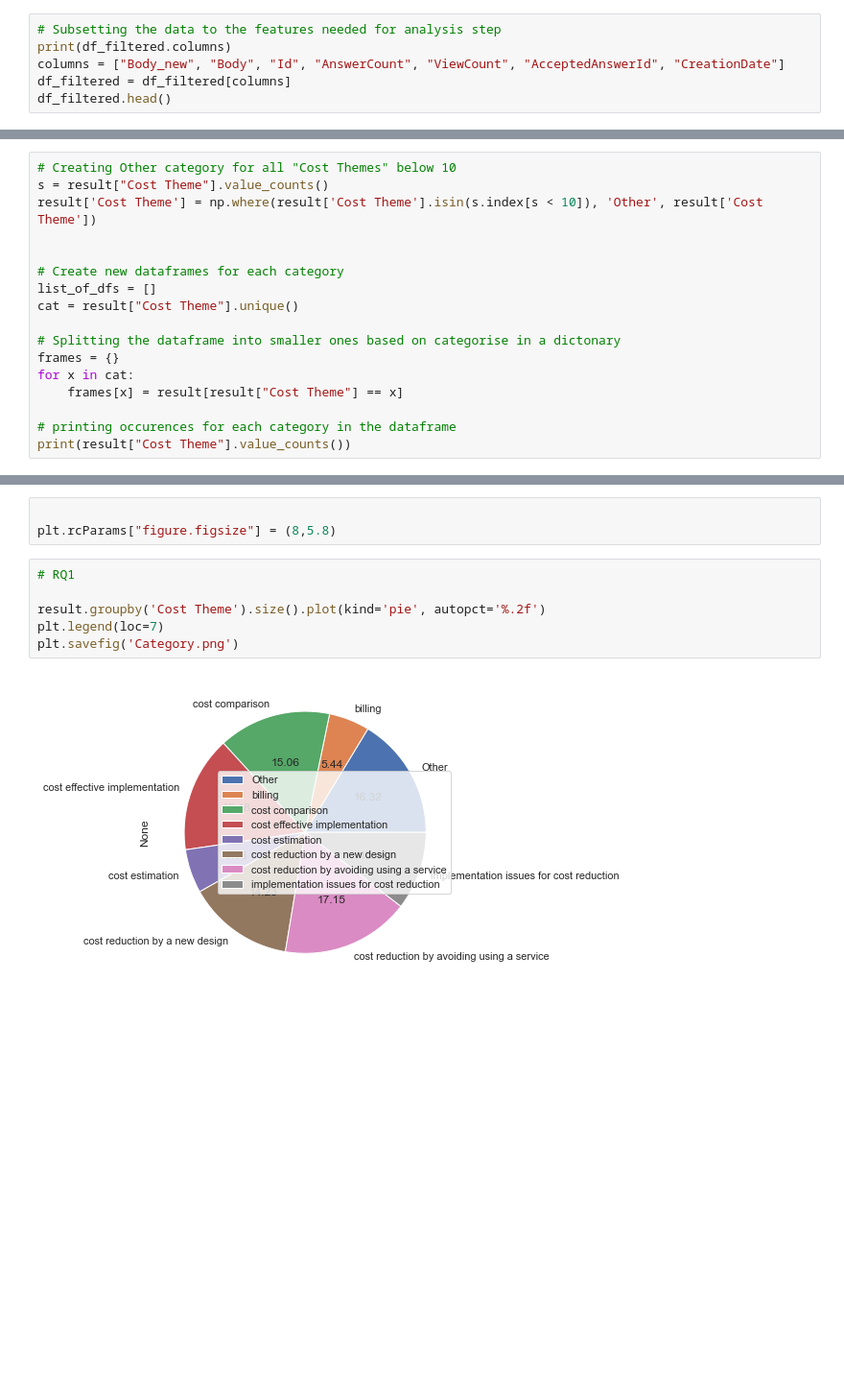
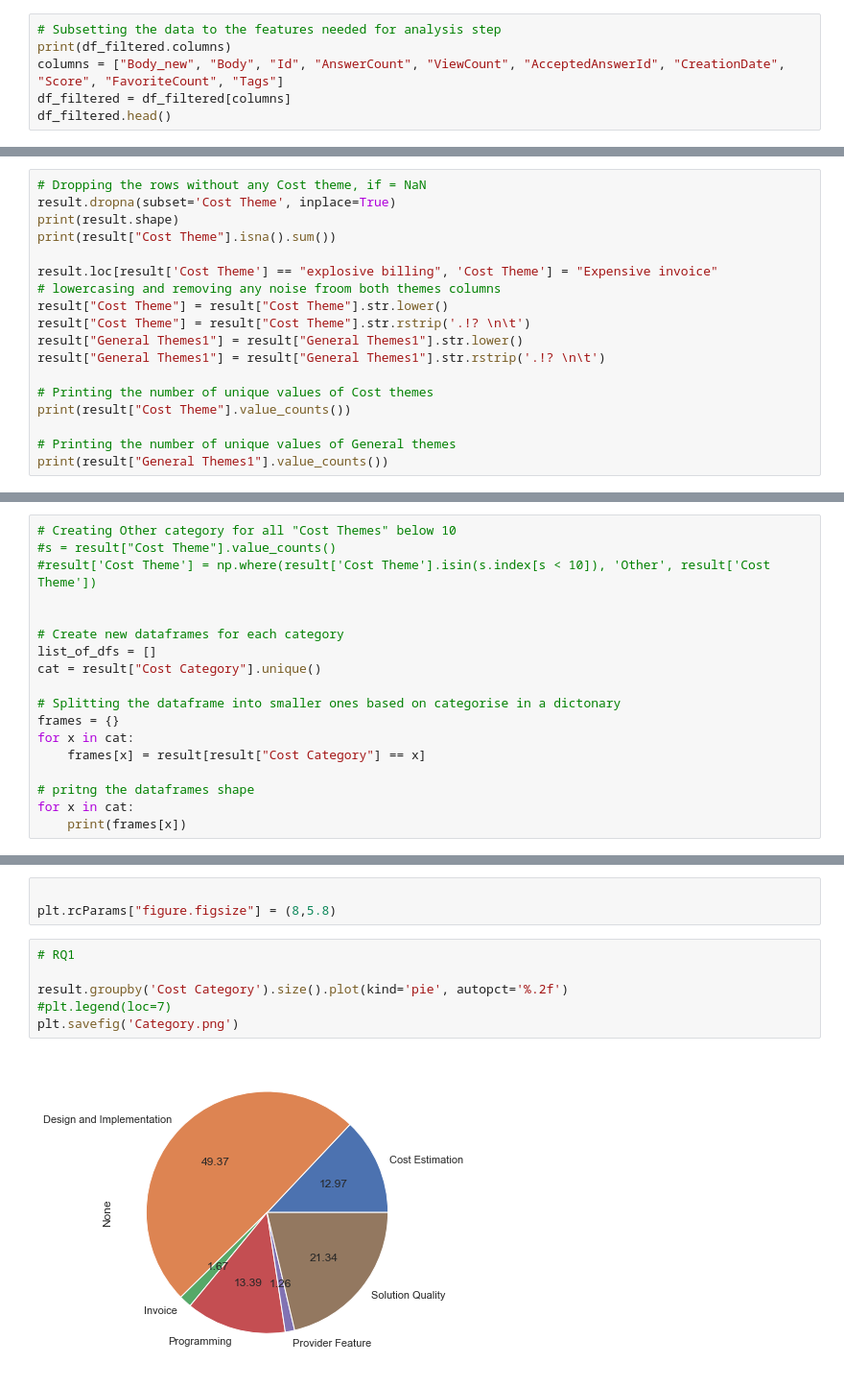
Before and after one commit to HallbergEric/BachelorThesis, a Jupyter notebook: QBT/Analysis-results.ipynb, the cells around one changed output, grey strips where cells are left out. Shown: that part at 96% size. Cells and saved outputs as stored; diff of their text form; blank space fills up the shorter version.

Commit message:
updated analysis-results

```diff
--- a/QBT/Analysis-results.ipynb
+++ b/QBT/Analysis-results.ipynb
@@ -180,7 +180,7 @@ df_export = df_export.sample(frac=1).reset_index(drop=True)
 # %%
 # Subsetting the data to the features needed for analysis step
 print(df_filtered.columns)
-columns = ["Body_new", "Body", "Id", "AnswerCount", "ViewCount", "AcceptedAnswerId", "CreationDate"]
+columns = ["Body_new", "Body", "Id", "AnswerCount", "ViewCount", "AcceptedAnswerId", "CreationDate", "Score", "FavoriteCount", "Tags"]
 df_filtered = df_filtered[columns]
 df_filtered.head()
 # %% [output]
@@ -323,0 +330,18 @@ print(result.shape)
+# %%
+# Dropping the rows without any Cost theme, if = NaN
+result.dropna(subset='Cost Theme', inplace=True)
+print(result.shape)
+print(result["Cost Theme"].isna().sum())
+
+result.loc[result['Cost Theme'] == "explosive billing", 'Cost Theme'] = "Expensive invoice"
+# lowercasing and removing any noise froom both themes columns
+result["Cost Theme"] = result["Cost Theme"].str.lower()
+result["Cost Theme"] = result["Cost Theme"].str.rstrip('.!? \n\t')
+result["General Themes1"] = result["General Themes1"].str.lower()
+result["General Themes1"] = result["General Themes1"].str.rstrip('.!? \n\t')
+
+# Printing the number of unique values of Cost themes
+print(result["Cost Theme"].value_counts())
+
+# Printing the number of unique values of General themes
+print(result["General Themes1"].value_counts())
@@ -359,18 +399,19 @@ Name: Cost Theme, dtype: int64
 # %%
 # Creating Other category for all "Cost Themes" below 10
-s = result["Cost Theme"].value_counts()
-result['Cost Theme'] = np.where(result['Cost Theme'].isin(s.index[s < 10]), 'Other', result['Cost Theme'])
+#s = result["Cost Theme"].value_counts()
+#result['Cost Theme'] = np.where(result['Cost Theme'].isin(s.index[s < 10]), 'Other', result['Cost Theme'])
 
 
 # Create new dataframes for each category
 list_of_dfs = []
-cat = result["Cost Theme"].unique()
+cat = result["Cost Category"].unique()
 
 # Splitting the dataframe into smaller ones based on categorise in a dictonary
 frames = {}
 for x in cat:
-    frames[x] = result[result["Cost Theme"] == x]
+    frames[x] = result[result["Cost Category"] == x]
 
-# printing occurences for each category in the dataframe
-print(result["Cost Theme"].value_counts())
+# pritng the dataframes shape
+for x in cat:
+    print(frames[x])
 # %% [output]
@@ -389,11 +438,11 @@ plt.rcParams["figure.figsize"] = (8,5.8)
 # %%
 # RQ1
 
-result.groupby('Cost Theme').size().plot(kind='pie', autopct='%.2f')
-plt.legend(loc=7)
+result.groupby('Cost Category').size().plot(kind='pie', autopct='%.2f')
+#plt.legend(loc=7)
 plt.savefig('Category.png')
 # %% [output]
-[figure, old version]
+[figure, new version]
 # %%
 # RQ2 quantitative
 
```
Also changed, not shown: parts of 17 cells of this notebook, 6 other files.
